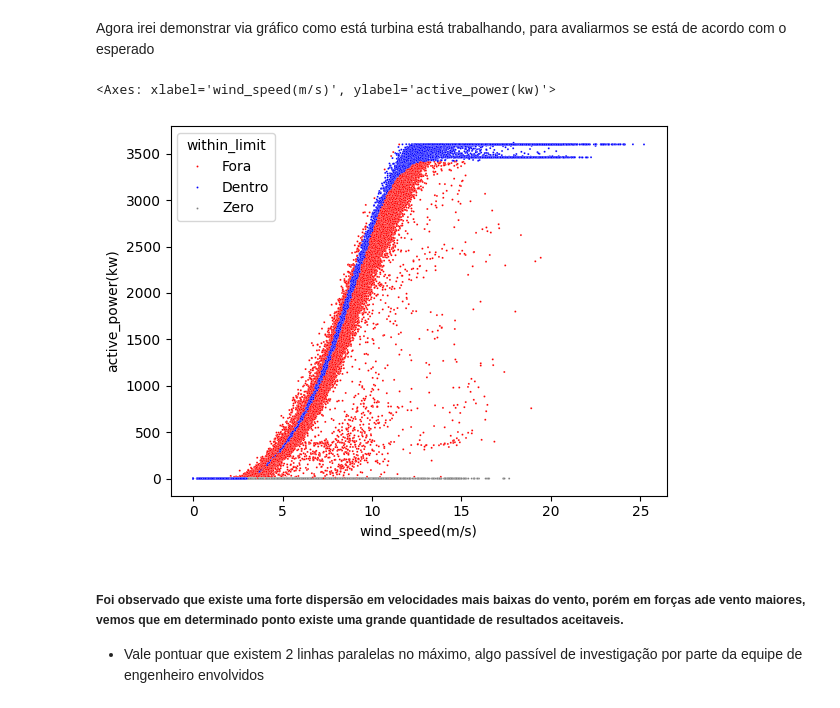
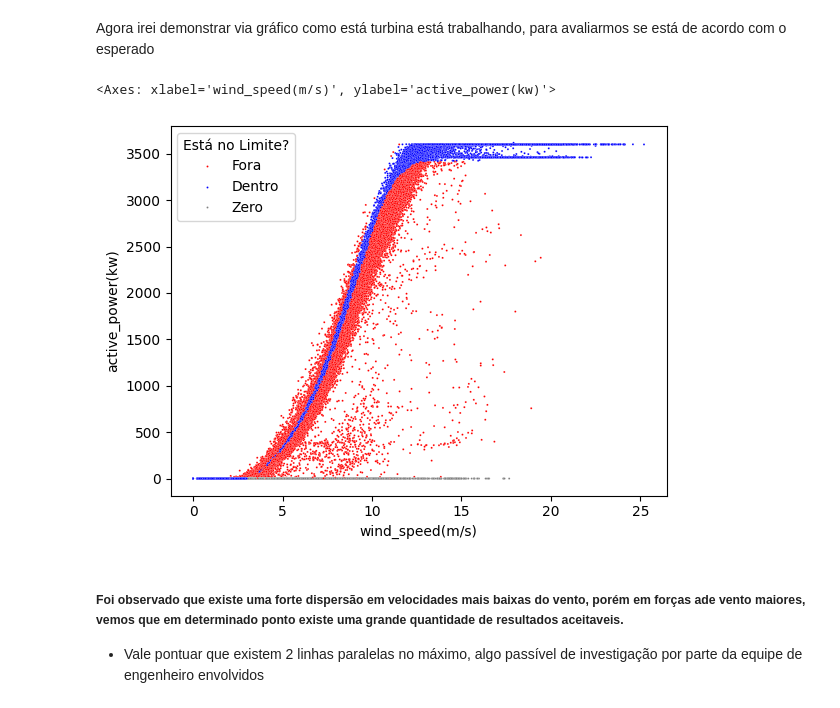
Before and after one commit to ericsonmatheus/wind_turbine, a Jupyter notebook: wind_turbine_analysis.ipynb, the cells around one changed output. Drawn from its saved outputs; the diff is of its cells as text; code cells hidden in the pictures.

```diff
--- a/wind_turbine_analysis.ipynb
+++ b/wind_turbine_analysis.ipynb
@@ -36,0 +83,8 @@ turbina
+# %%
+direction = []
+for wind_direction in turbina["wind_direction(º)"]:
+    direction.append(chain.invoke(wind_direction).content)
+# %%
+turbina["wind_direction"] = direction
+del turbina["wind_direction(º)"]
+turbina
@@ -56,4 +126,4 @@ def get_cardinal_direction_wind(degree):
 # %%
-turbina["wind_direction"] = turbina["wind_direction(º)"].apply(get_cardinal_direction_wind)
-del turbina["wind_direction(º)"]
-turbina
+# turbina["wind_direction"] = turbina["wind_direction(º)"].apply(get_cardinal_direction_wind)
+# del turbina["wind_direction(º)"]
+# turbina
@@ -101,6 +157,6 @@ def get_inside_outside(data):
         result = 'Fora'
     return result
 # %%
-turbina["within_limit"] = turbina.apply(get_inside_outside, axis=1)
+turbina["Está no Limite?"] = turbina.apply(get_inside_outside, axis=1)
 turbina
 # %% [output]
@@ -122,14 +178,14 @@ Agora irei demonstrar via gráfico como está turbina está trabalhando, para av
 # %%
 colors = {
     'Fora': 'red',
     'Zero': 'gray',
     'Dentro': 'blue'
 }
 
-sns.scatterplot(data=turbina, x="wind_speed(m/s)", y="active_power(kw)", hue="within_limit", s=2, palette=colors)
+sns.scatterplot(data=turbina, x="wind_speed(m/s)", y="active_power(kw)", hue="Está no Limite?", s=2, palette=colors)
 # %% [output]
 <Axes: xlabel='wind_speed(m/s)', ylabel='active_power(kw)'>
-[figure, old version]
+[figure, new version]
 # %% [markdown]
 ##### Foi observado que existe uma forte dispersão em velocidades mais baixas do vento, porém em forças ade vento maiores, vemos que em determinado ponto existe uma grande quantidade de resultados aceitaveis.
 - Vale pontuar que existem 2 linhas paralelas no máximo, algo passível de investigação por parte da equipe de engenheiro envolvidos
```
Also changed, not shown: parts of 10 cells of this notebook.
